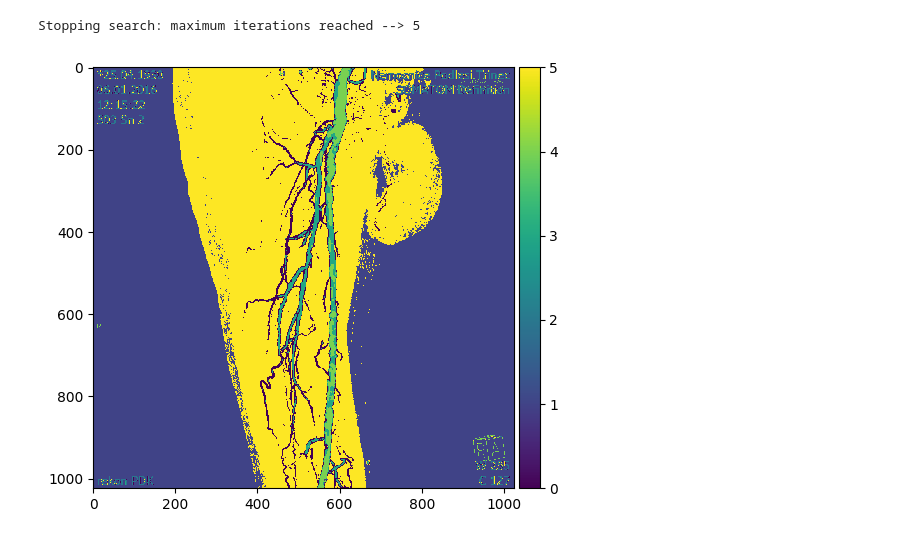
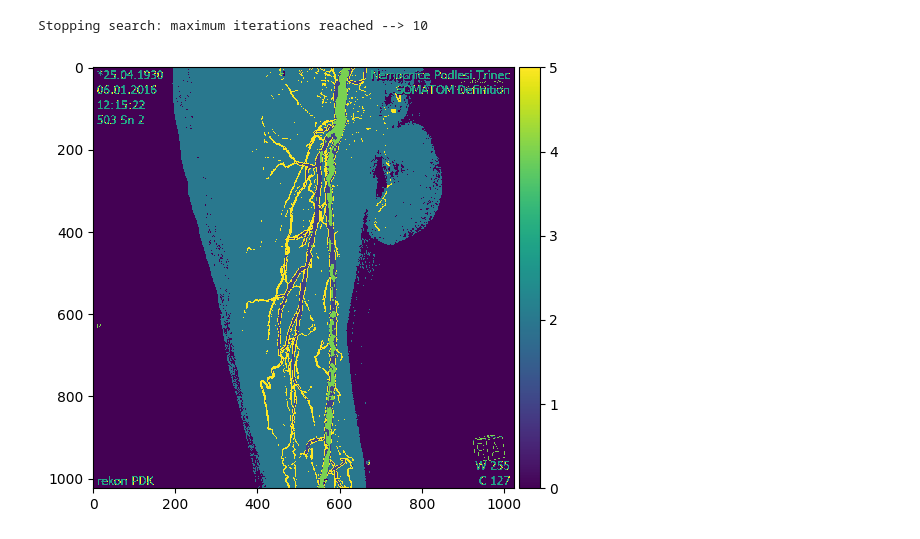
Before and after one commit to Vojtech-Benda/AUI, a Jupyter notebook: cviceni3/clustering.ipynb, the cells around one changed output. Saved outputs shown, nothing was run; the diff lists cells and outputs as text; code cells hidden in the pictures.

```diff
--- a/cviceni3/clustering.ipynb
+++ b/cviceni3/clustering.ipynb
@@ -38,15 +43,15 @@ varMax = np.tile(np.max(x, axis=0), (clusters, 1))
 clusteringCost = lambda m: clustering_cost(m, x)
 # %%
 centers, err_ga = pso(clusteringCost, varMin.flatten(), varMax.flatten(),
-                      swarmsize=10, maxiter=5)
+                      swarmsize=10, maxiter=10)
 centers = centers.reshape(clusters, -1)
 # %% [output]
-Stopping search: maximum iterations reached --> 5
+Stopping search: maximum iterations reached --> 10
 # %%
 kmeans = KMeans(n_clusters=clusters, init=centers, n_init=1, random_state=0)
 ind = kmeans.fit_predict(x)
 outImage = ind.reshape(calcif.shape[:2])
-sk.io.imshow(outImage, cmap="viridis")
+sk.io.imshow(outImage)
 sk.io.show()
 # %% [output]
-[figure, old version]
+[figure, new version]
```
Also changed, not shown: parts of 3 cells of this notebook.
